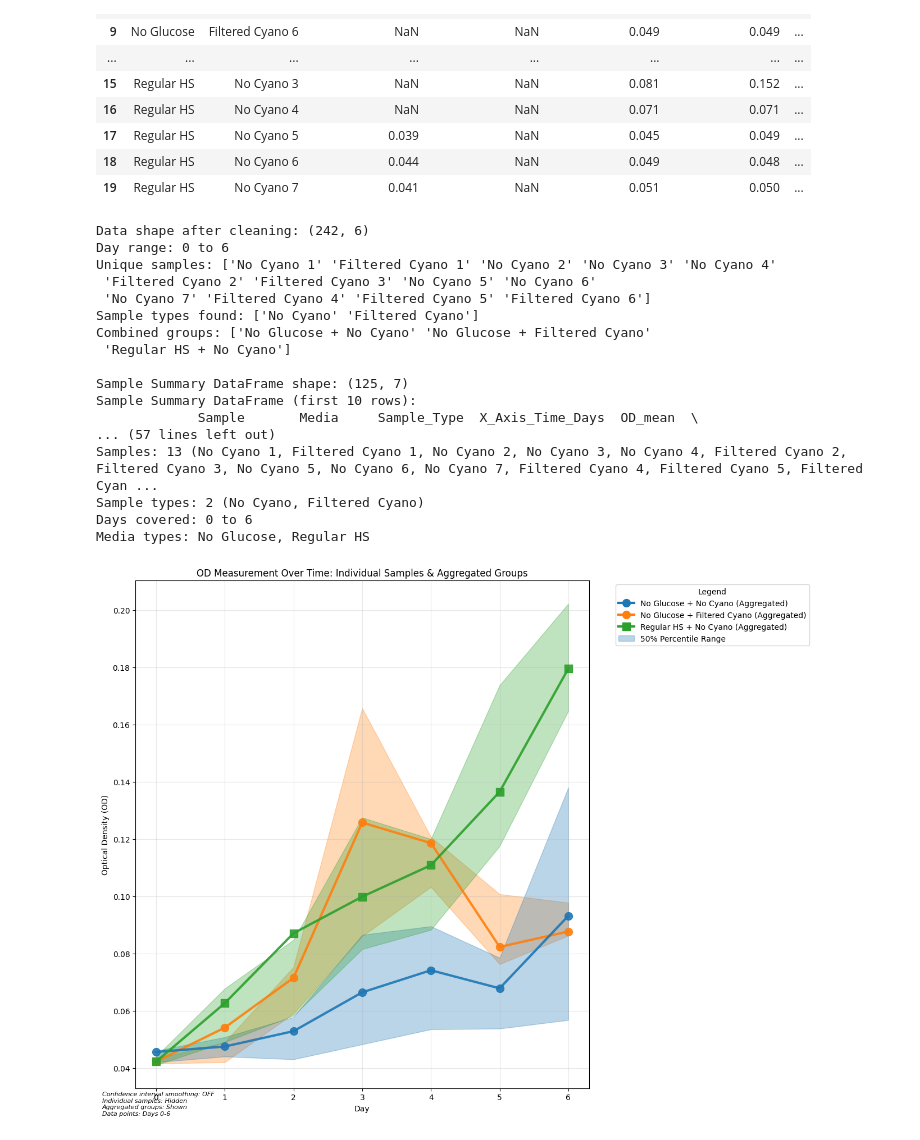
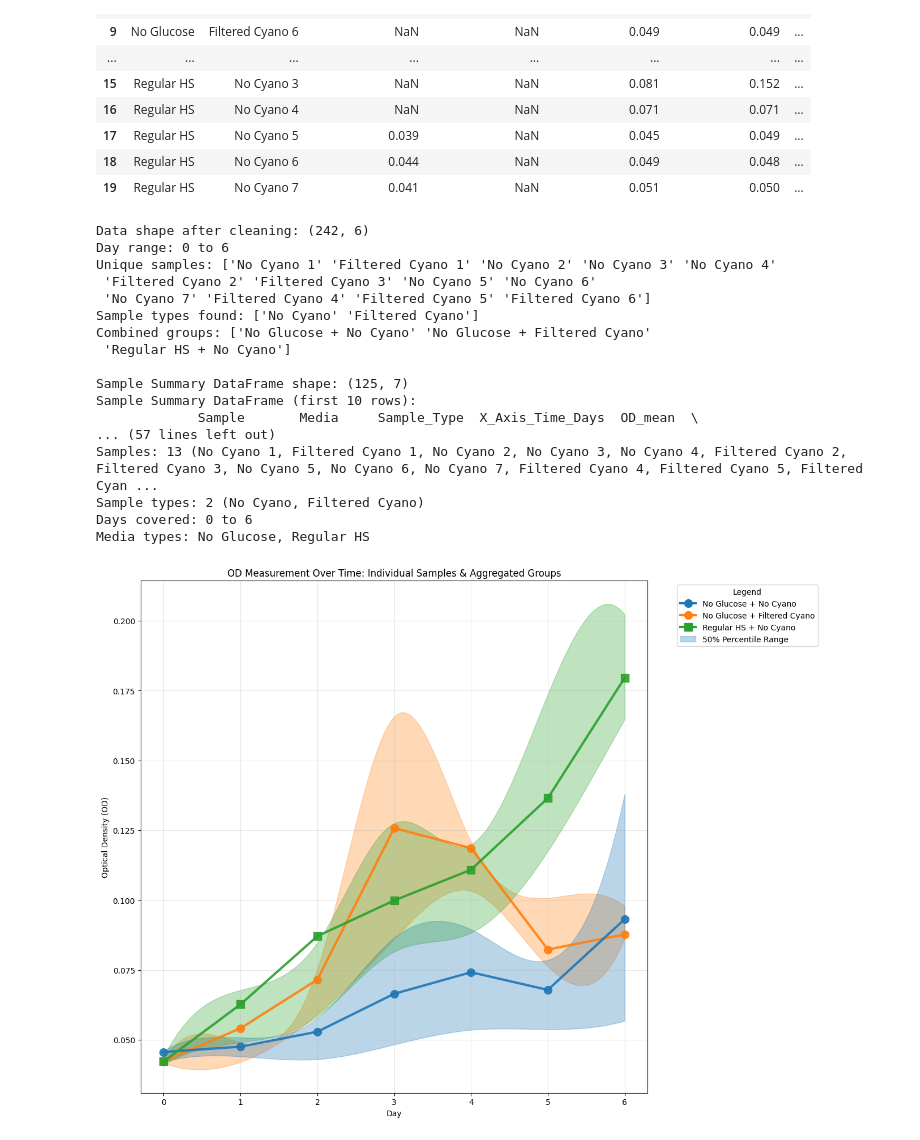
Before and after one commit to YitongTseo/cyanobacteria_factory, a Jupyter notebook: cyano_lysate_experiments/combined_data_viz.ipynb, the cells around one changed output. Saved outputs shown, nothing was run; the diff lists cells and outputs as text; code cells hidden in the pictures.

```diff
--- a/cyano_lysate_experiments/combined_data_viz.ipynb
+++ b/cyano_lysate_experiments/combined_data_viz.ipynb
@@ -10,7 +10,7 @@ from matplotlib.patches import Patch
 from scipy.interpolate import make_interp_spline
 
 # Configuration options
-SMOOTH_CONFIDENCE_INTERVALS = False  # Set to False for original stepped confidence intervals
+SMOOTH_CONFIDENCE_INTERVALS = True  # Set to False for original stepped confidence intervals
 SMOOTHING_POINTS = 100  # Number of points for interpolation (higher = smoother)
 SHOW_INDIVIDUAL_SAMPLES = False  # Show individual sample trajectories
 SHOW_AGGREGATED = True  # Show aggregated trajectories by sample type
@@ -274,7 +274,7 @@ if SHOW_AGGREGATED:
         color = group_color_map.get(group_name, 'gray')
         marker = marker_map.get(media, 'o')
         legend_elements.append(Line2D([0], [0], color=color, lw=3.0, marker=marker,
-                                     markersize=10, label=f"{group_name} (Aggregated)"))
+                                     markersize=10, label=f"{group_name}"))
 
 # Finally add one example each of the range patches
 if not df_group_summary.empty and SHOW_AGGREGATED:
@@ -298,13 +298,13 @@ plt.grid(True, alpha=0.3)
 plt.tight_layout(rect=[0, 0, 0.82, 1])  # Adjust rect for legend
 
 # Add notes about configuration
-notes = []
-notes.append(f"Confidence interval smoothing: {'ON' if SMOOTH_CONFIDENCE_INTERVALS else 'OFF'}")
-notes.append(f"Individual samples: {'Shown' if SHOW_INDIVIDUAL_SAMPLES else 'Hidden'}")
-notes.append(f"Aggregated groups: {'Shown' if SHOW_AGGREGATED else 'Hidden'}")
-notes.append(f"Data points: Days {df_melted['Day'].min()}-{df_melted['Day'].max()}")
-note_text = "\n".join(notes)
-plt.figtext(0.01, 0.01, note_text, fontsize=8, style='italic')
+# notes = []
+# # notes.append(f"Confidence interval smoothing: {'ON' if SMOOTH_CONFIDENCE_INTERVALS else 'OFF'}")
+# # notes.append(f"Individual samples: {'Shown' if SHOW_INDIVIDUAL_SAMPLES else 'Hidden'}")
+# # notes.append(f"Aggregated groups: {'Shown' if SHOW_AGGREGATED else 'Hidden'}")
+# # notes.append(f"Data points: Days {df_melted['Day'].min()}-{df_melted['Day'].max()}")
+# note_text = "\n".join(notes)
+# plt.figtext(0.01, 0.01, note_text, fontsize=8, style='italic')
 
 # Determine filename based on configuration
 filename_parts = ["od_plot"]
@@ -330,31 +330,31 @@ df_group_summary.to_csv(group_summary_csv_path, index=False)
 
 print(f"\nProcessed data saved to {processed_csv_path}")
 print(f"Individual sample statistics saved to {sample_summary_csv_path}")
 print(f"Aggregated group statistics saved to {group_summary_csv_path}")
 
 # Print summary statistics
 print(f"\n=== DATA SUMMARY ===")
 print(f"Total data points: {len(df_melted)}")
 print(f"Samples: {len(samples)} ({', '.join(samples)})")
 print(f"Sample types: {len(df_melted['Sample_Type'].unique())} ({', '.join(df_melted['Sample_Type'].unique())})")
 print(f"Days covered: {df_melted['Day'].min()} to {df_melted['Day'].max()}")
 print(f"Media types: {', '.join(df_melted['Media'].unique())}")
 # %% [output]
 Data shape after cleaning: (242, 6)
 Day range: 0 to 6
 Unique samples: ['No Cyano 1' 'Filtered Cyano 1' 'No Cyano 2' 'No Cyano 3' 'No Cyano 4'
  'Filtered Cyano 2' 'Filtered Cyano 3' 'No Cyano 5' 'No Cyano 6'
  'No Cyano 7' 'Filtered Cyano 4' 'Filtered Cyano 5' 'Filtered Cyano 6']
 Sample types found: ['No Cyano' 'Filtered Cyano']
 Combined groups: ['No Glucose + No Cyano' 'No Glucose + Filtered Cyano'
  'Regular HS + No Cyano']
 
 Sample Summary DataFrame shape: (125, 7)
 Sample Summary DataFrame (first 10 rows):
              Sample       Media     Sample_Type  X_Axis_Time_Days  OD_mean  \
 ... (57 lines left out)
 Samples: 13 (No Cyano 1, Filtered Cyano 1, No Cyano 2, No Cyano 3, No Cyano 4, Filtered Cyano 2, Filtered Cyano 3, No Cyano 5, No Cyano 6, No Cyano 7, Filtered Cyano 4, Filtered Cyano 5, Filtered Cyan ...
 Sample types: 2 (No Cyano, Filtered Cyano)
 Days covered: 0 to 6
 Media types: No Glucose, Regular HS
-[figure, old version]
+[figure, new version]
```
Also changed, not shown: 6 other files.
